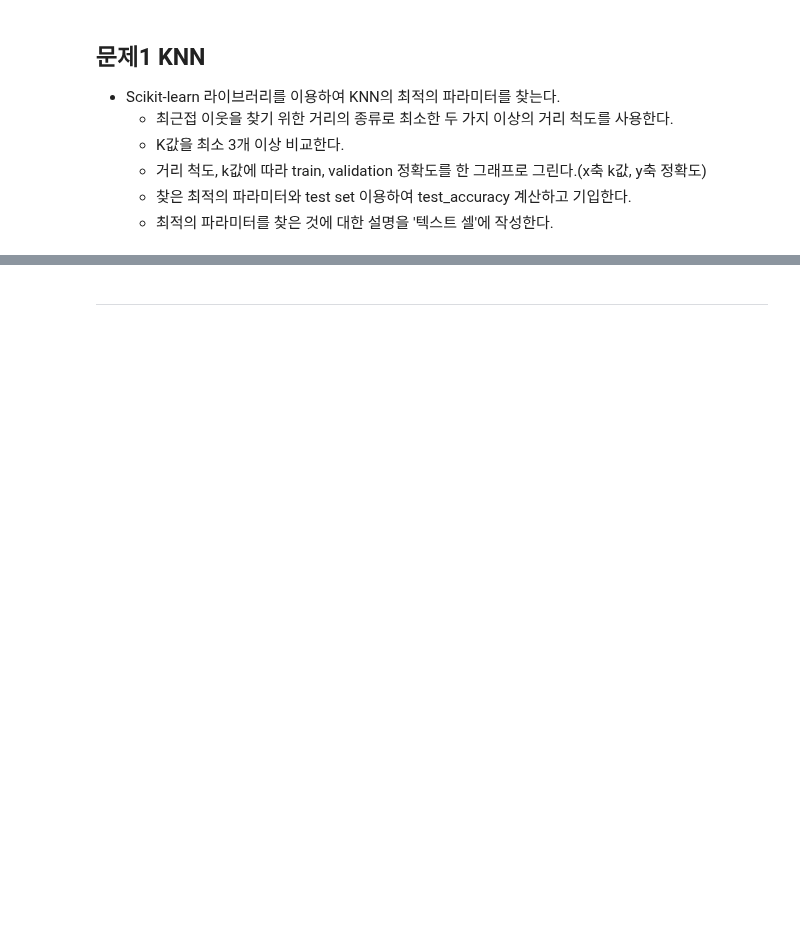
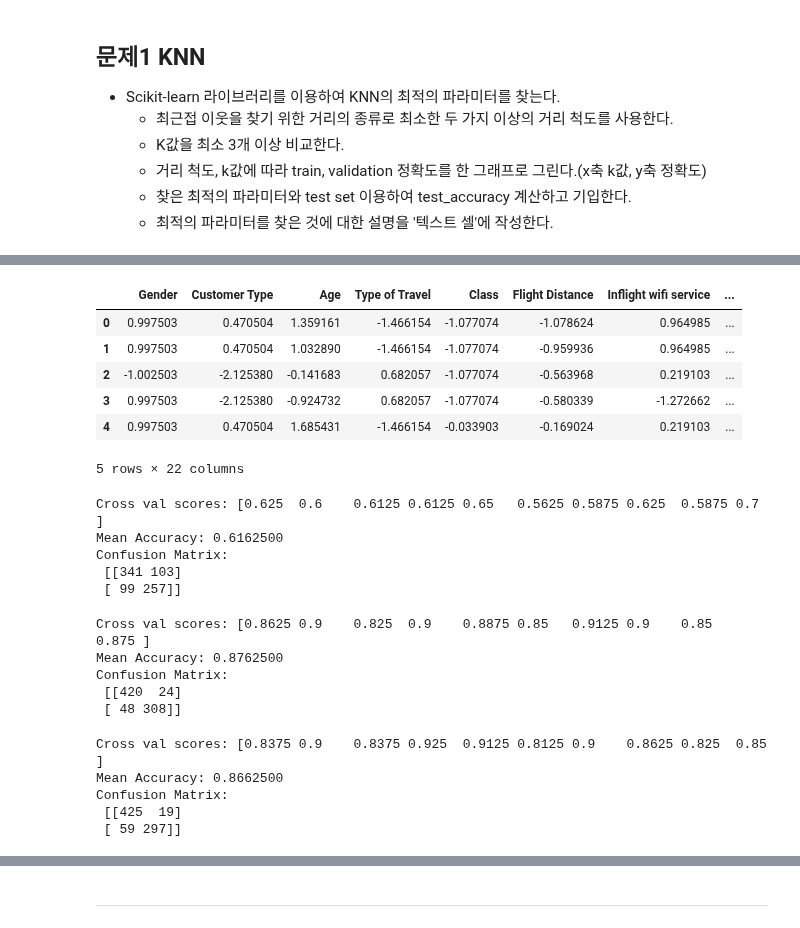
Before and after one commit to syshin0116/Study, a Jupyter notebook: ML:DL/Exercises/HW03-Copy1.ipynb, the cells around one changed output, grey strips where cells are left out. Drawn from its saved outputs; the diff is of its cells as text; code cells hidden in the pictures; blank space fills up the shorter version.

```diff
--- a/ML:DL/Exercises/HW03-Copy1.ipynb
+++ b/ML:DL/Exercises/HW03-Copy1.ipynb
@@ -133,0 +175,10 @@ NameError: name 'X' is not defined
+# %%
+X_train_s.head()
+# %% [output]
+|  | Gender | Customer Type | Age | Type of Travel | Class | Flight Distance | Inflight wifi service | ... |
+| 0 | 0.997503 | 0.470504 | 1.359161 | -1.466154 | -1.077074 | -1.078624 | 0.964985 | ... |
+| 1 | 0.997503 | 0.470504 | 1.032890 | -1.466154 | -1.077074 | -0.959936 | 0.964985 | ... |
+| 2 | -1.002503 | -2.125380 | -0.141683 | 0.682057 | -1.077074 | -0.563968 | 0.219103 | ... |
+| 3 | 0.997503 | -2.125380 | -0.924732 | 0.682057 | -1.077074 | -0.580339 | -1.272662 | ... |
+| 4 | 0.997503 | 0.470504 | 1.685431 | -1.466154 | -0.033903 | -0.169024 | 0.219103 | ... |
+5 rows × 22 columns
@@ -133,0 +191,33 @@ NameError: name 'X' is not defined
+# %%
+# Simple Model
+knn = KNeighborsClassifier()
+knn.fit(X_train, y_train)
+print_metrics(knn, X_train)
+# %% [output]
+Cross val scores: [0.625  0.6    0.6125 0.6125 0.65   0.5625 0.5875 0.625  0.5875 0.7   ]
+Mean Accuracy: 0.6162500
+Confusion Matrix:
+ [[341 103]
+ [ 99 257]]
+# %%
+# Standard Model
+knn_s = KNeighborsClassifier()
+knn_s.fit(X_train_s, y_train)
+print_metrics(knn_s, X_train_s)
+# %% [output]
+Cross val scores: [0.8625 0.9    0.825  0.9    0.8875 0.85   0.9125 0.9    0.85   0.875 ]
+Mean Accuracy: 0.8762500
+Confusion Matrix:
+ [[420  24]
+ [ 48 308]]
+# %%
+# MinMax Scaled Model
+knn_m = KNeighborsClassifier()
+knn_m.fit(X_train_m, y_train)
+print_metrics(knn_m, X_train_m)
+# %% [output]
+Cross val scores: [0.8375 0.9    0.8375 0.925  0.9125 0.8125 0.9    0.8625 0.825  0.85  ]
+Mean Accuracy: 0.8662500
+Confusion Matrix:
+ [[425  19]
+ [ 59 297]]
```
Also changed, not shown: parts of 33 cells of this notebook.
